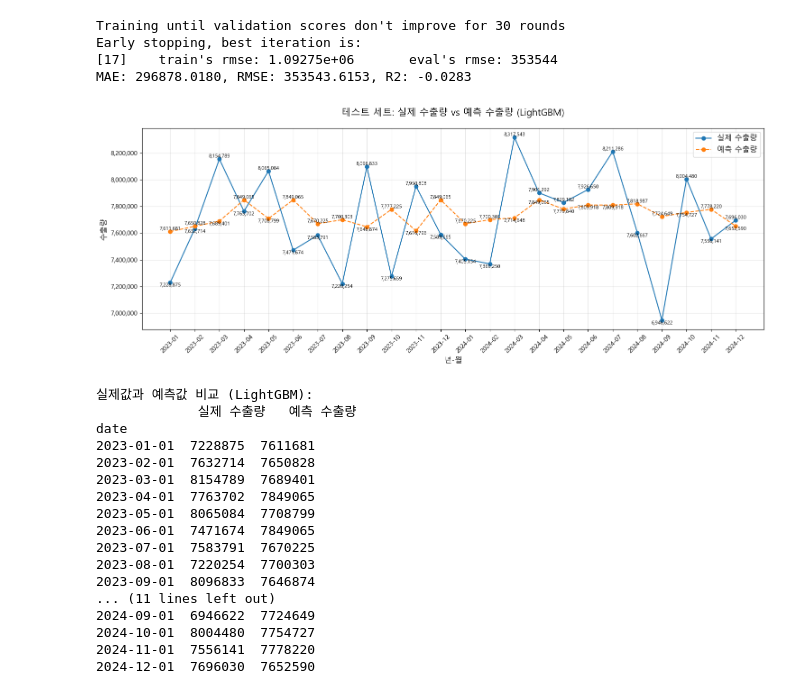
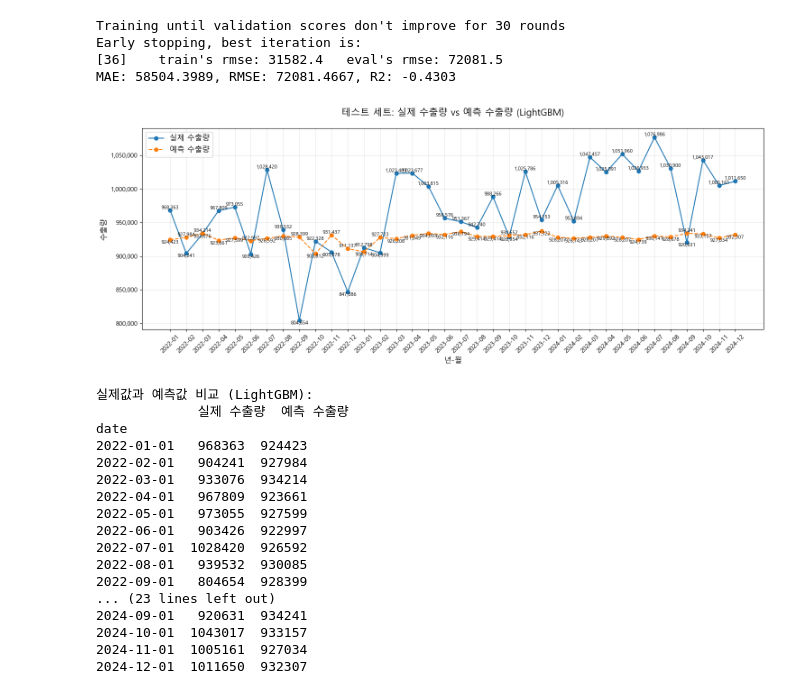
Before and after one commit to Lapisbin/python-ExportAI-predictive-platform, a Jupyter notebook: LightGBM_Model.ipynb, the cells around one changed output. Drawn from its saved outputs; the diff is of its cells as text; code cells hidden in the pictures.

```diff
--- a/LightGBM_Model.ipynb
+++ b/LightGBM_Model.ipynb
@@ -14,19 +14,19 @@ plt.rc('font', family='Malgun Gothic')
 plt.rc('axes', unicode_minus=False)
 
 # 데이터 로드
-df = pd.read_csv('data_integ (1).csv', parse_dates=['date'])  # 데이터 통합본 넣기 // 감성지수 데이터도 포함
+df = pd.read_csv('data_integ_1.csv', parse_dates=['date'])  # 데이터 통합본 넣기 // 감성지수 데이터도 포함
 df.set_index('date', inplace=True)
 
 # Lag 및 파생변수 생성
 # 이전 수출량 데이터를 반영해 시계열의 연속성과 패턴을 학습하도록 lag 및 파생 변수 생성
-df['lag_1'] = df['export_restored'].shift(1) # 한 달 전 수출량
-df['lag_2'] = df['export_restored'].shift(2) # 두 달 전 수출량
-df['rolling_3'] = df['export_restored'].rolling(window=3).mean().shift(1) # 이전 3개월간 수출량 평균 (직전 월까지)
-df['diff_1'] = df['export_restored'].diff(1).shift(1) # 직전 월 대비 수출량 차이 (변동성 반영)
+df['lag_1'] = df['export'].shift(1) # 한 달 전 수출량
+df['lag_2'] = df['export'].shift(2) # 두 달 전 수출량
+df['rolling_3'] = df['export'].rolling(window=3).mean().shift(1) # 이전 3개월간 수출량 평균 (직전 월까지)
+df['diff_1'] = df['export'].diff(1).shift(1) # 직전 월 대비 수출량 차이 (변동성 반영)
 
 # 타겟 변수와 피쳐 분리
-X = df.drop(columns=['export_restored', 'export'])
-y = df['export_restored']
+X = df.drop(columns=['export'])
+y = df['export']
 
 # 학습/테스트 데이터 분할 (80:20) (시계열 순서 유지)
 split_idx = int(len(df) * 0.8)
@@ -116,50 +116,50 @@ for i in range(len(dates)):
 
 # 그래프 스타일링
 plt.title('테스트 세트: 실제 수출량 vs 예측 수출량 (LightGBM)', fontsize=15, pad=20)
 plt.xlabel('년-월', fontsize=12)
 plt.ylabel('수출량', fontsize=12)
 plt.legend(prop={'size': 12})
 plt.grid(True, alpha=0.3)
 
 # x축 설정
 plt.xticks(range(len(dates)), dates, rotation=45)
 
 # y축 포맷팅 (천 단위 쉼표)
 plt.gca().yaxis.set_major_formatter(plt.FuncFormatter(lambda x, _: format(int(x), ',')))
 
 plt.tight_layout()
 plt.show()
 
 # 결과 출력 (선택 사항)
 print("\n실제값과 예측값 비교 (LightGBM):")
 print(results_df.to_string(float_format=lambda x: '{:,.0f}'.format(x)))
 
 
 # 피처 중요도 시각화
 # xgb.plot_importance(model, importance_type='weight', height=0.5)
 # plt.title('XGBoost Feature Importance')
 # plt.tight_layout()
 # plt.show()
 # %% [output]
 Training until validation scores don't improve for 30 rounds
 Early stopping, best iteration is:
-[17]    train's rmse: 1.09275e+06       eval's rmse: 353544
-MAE: 296878.0180, RMSE: 353543.6153, R2: -0.0283
+[36]    train's rmse: 31582.4   eval's rmse: 72081.5
+MAE: 58504.3989, RMSE: 72081.4667, R2: -0.4303
-[figure, old version]
+[figure, new version]
 실제값과 예측값 비교 (LightGBM):
-             실제 수출량   예측 수출량
+             실제 수출량  예측 수출량
 date
-2023-01-01  7228875  7611681
-2023-02-01  7632714  7650828
-2023-03-01  8154789  7689401
-2023-04-01  7763702  7849065
-2023-05-01  8065084  7708799
-2023-06-01  7471674  7849065
-2023-07-01  7583791  7670225
-2023-08-01  7220254  7700303
-2023-09-01  8096833  7646874
-... (11 lines left out)
-2024-09-01  6946622  7724649
-2024-10-01  8004480  7754727
-2024-11-01  7556141  7778220
-2024-12-01  7696030  7652590
+2022-01-01   968363  924423
+2022-02-01   904241  927984
+2022-03-01   933076  934214
+2022-04-01   967809  923661
+2022-05-01   973055  927599
+2022-06-01   903426  922997
+2022-07-01  1028420  926592
+2022-08-01   939532  930085
+2022-09-01   804654  928399
+... (23 lines left out)
+2024-09-01   920631  934241
+2024-10-01  1043017  933157
+2024-11-01  1005161  927034
+2024-12-01  1011650  932307
```
Also changed, not shown: parts of 1 cell of this notebook, 7 other files.
